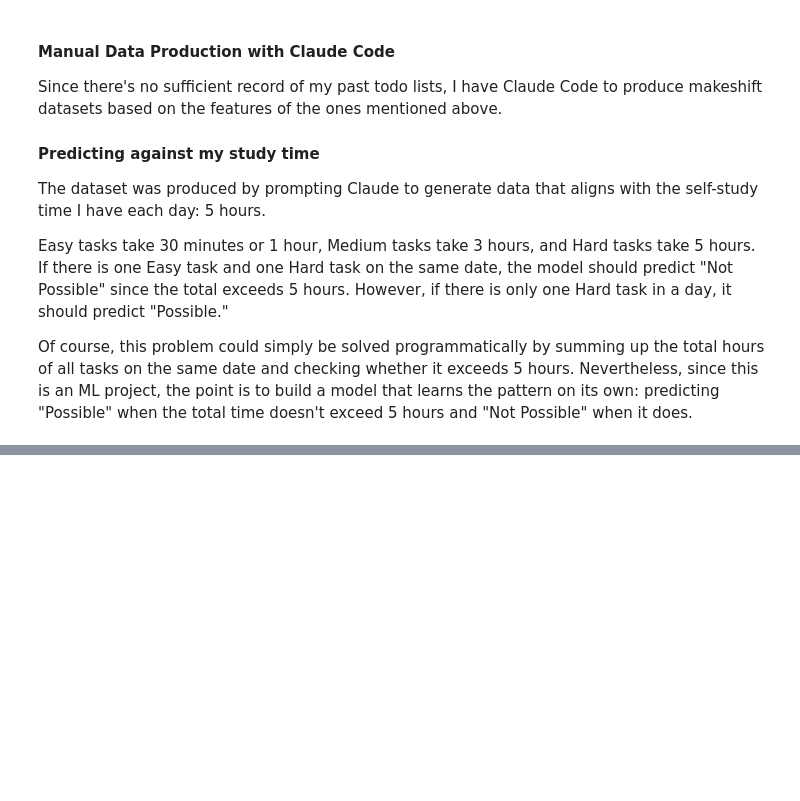
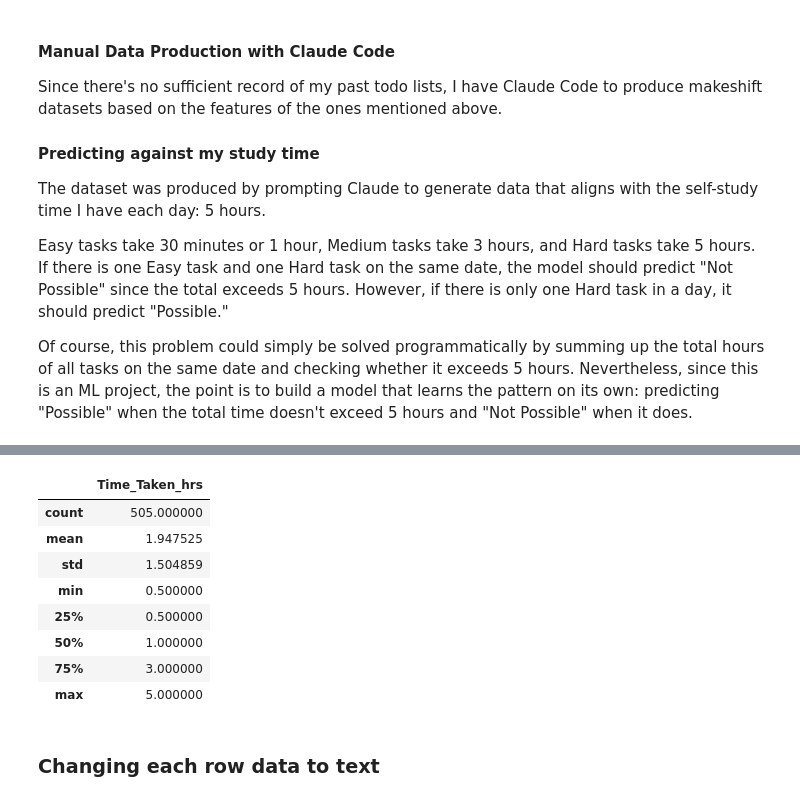
Before and after one commit to wunnakueleon/Machine-Learning, a Jupyter notebook: Wunna's_ToDo_List_Reality_Check.ipynb, the cells around one changed output, grey strips where cells are left out. Drawn from its saved outputs; the diff is of its cells as text; code cells hidden in the pictures; blank space fills up the shorter version.

```diff
--- a/Wunna's_ToDo_List_Reality_Check.ipynb
+++ b/Wunna's_ToDo_List_Reality_Check.ipynb
@@ -47,0 +96,14 @@ Of course, this problem could simply be solved programmatically by summing up th
+# %%
+df.describe()
+# %% [output]
+|  | Time_Taken_hrs |
+| count | 505.000000 |
+| mean | 1.947525 |
+| std | 1.504859 |
+| min | 0.500000 |
+| 25% | 0.500000 |
+| 50% | 1.000000 |
+| 75% | 3.000000 |
+| max | 5.000000 |
+# %% [markdown]
+### Changing each row data  to text
```
Also changed, not shown: parts of 26 cells of this notebook.
